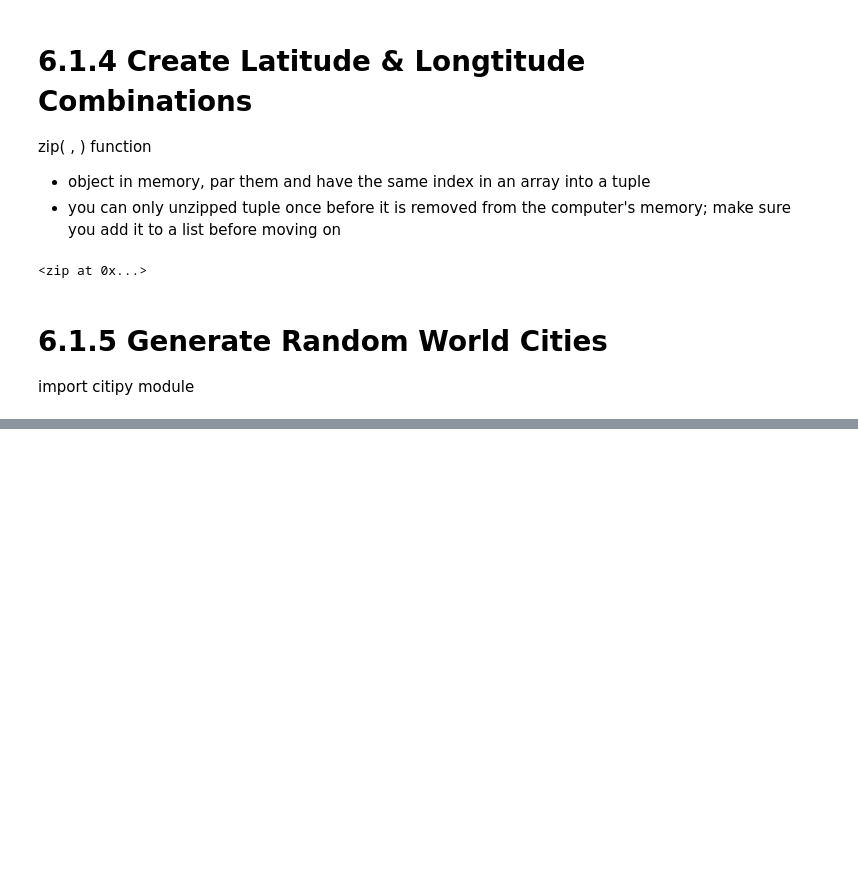
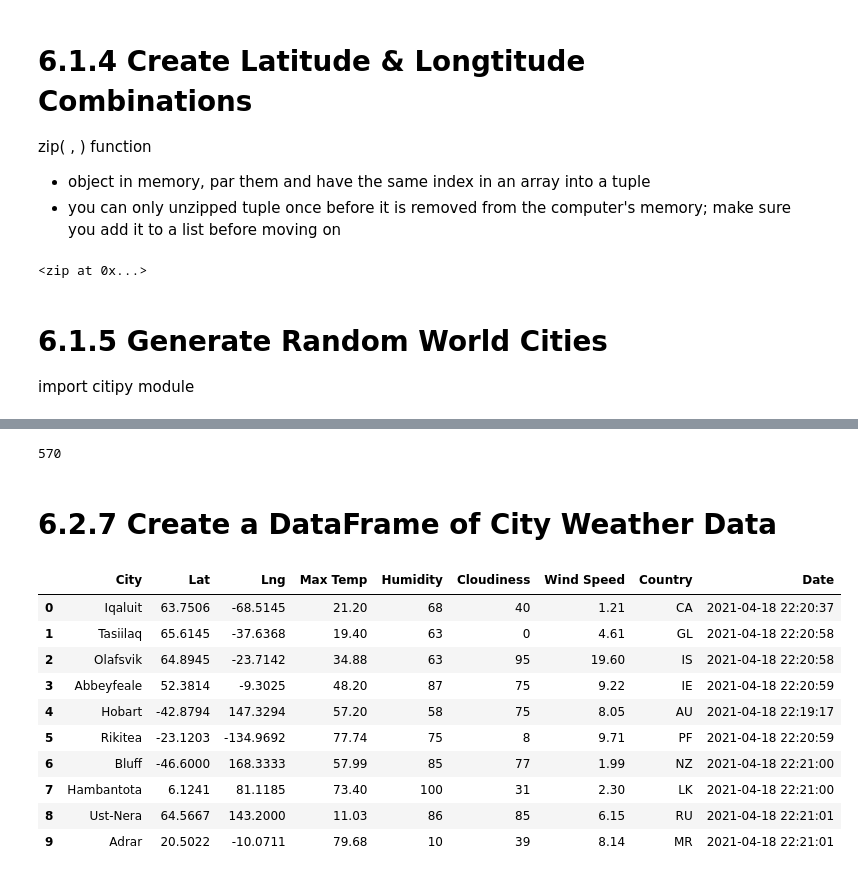
Before and after one commit to alicepopeye/World_Weather_Analysis, a Jupyter notebook: WeatherPy.ipynb, the cells around one changed output, grey strips where cells are left out. Cells and saved outputs as stored; diff of their text form; code cells hidden in the pictures; blank space fills up the shorter version.

```diff
--- a/WeatherPy.ipynb
+++ b/WeatherPy.ipynb
@@ -13,3 +20,8 @@ from citipy import citipy
+# %%
+# Starting URL for weather Map API Call.
+url="http://api.openweathermap.org/data/2.5/weather?units=Imperial&APPID=" + weather_api_key
+
+# print(url)
 # %%
 # Create a set of random latitude and longitude combinations.
 lats = np.random.uniform(low=-90.000, high = 90.000, size =1500)
@@ -45,0 +152,22 @@ len(cities)
+# %%
+len(city_data)
+# %% [output]
+570
+# %% [markdown]
+# 6.2.7 Create a DataFrame of City Weather Data
+# %%
+# Convert the array of dictionaries to a Pandas DataFrame
+city_data_df = pd.DataFrame(city_data)
+city_data_df.head(10)
+# %% [output]
+|  | City | Lat | Lng | Max Temp | Humidity | Cloudiness | Wind Speed | Country | Date |
+| 0 | Iqaluit | 63.7506 | -68.5145 | 21.20 | 68 | 40 | 1.21 | CA | 2021-04-18 22:20:37 |
+| 1 | Tasiilaq | 65.6145 | -37.6368 | 19.40 | 63 | 0 | 4.61 | GL | 2021-04-18 22:20:58 |
+| 2 | Olafsvik | 64.8945 | -23.7142 | 34.88 | 63 | 95 | 19.60 | IS | 2021-04-18 22:20:58 |
+| 3 | Abbeyfeale | 52.3814 | -9.3025 | 48.20 | 87 | 75 | 9.22 | IE | 2021-04-18 22:20:59 |
+| 4 | Hobart | -42.8794 | 147.3294 | 57.20 | 58 | 75 | 8.05 | AU | 2021-04-18 22:19:17 |
+| 5 | Rikitea | -23.1203 | -134.9692 | 77.74 | 75 | 8 | 9.71 | PF | 2021-04-18 22:20:59 |
+| 6 | Bluff | -46.6000 | 168.3333 | 57.99 | 85 | 77 | 1.99 | NZ | 2021-04-18 22:21:00 |
+| 7 | Hambantota | 6.1241 | 81.1185 | 73.40 | 100 | 31 | 2.30 | LK | 2021-04-18 22:21:00 |
+| 8 | Ust-Nera | 64.5667 | 143.2000 | 11.03 | 86 | 85 | 6.15 | RU | 2021-04-18 22:21:01 |
+| 9 | Adrar | 20.5022 | -10.0711 | 79.68 | 10 | 39 | 8.14 | MR | 2021-04-18 22:21:01 |
```
Also changed, not shown: parts of 6 cells of this notebook, 3 other files.
